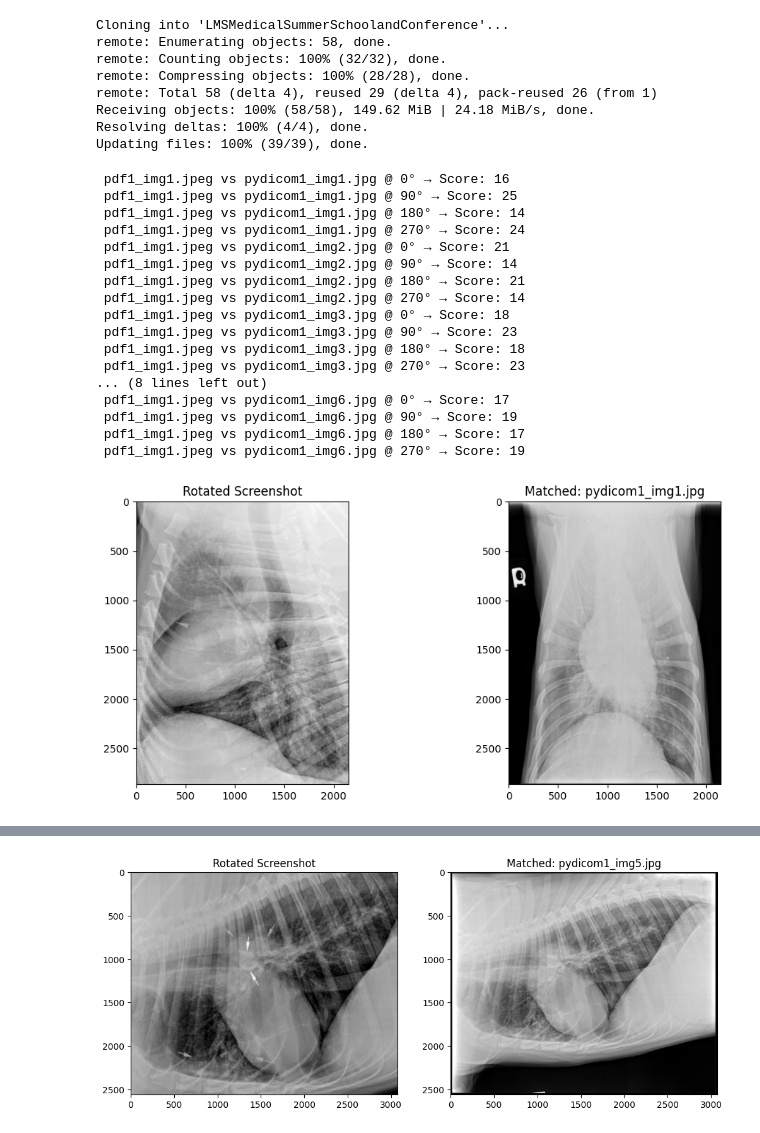
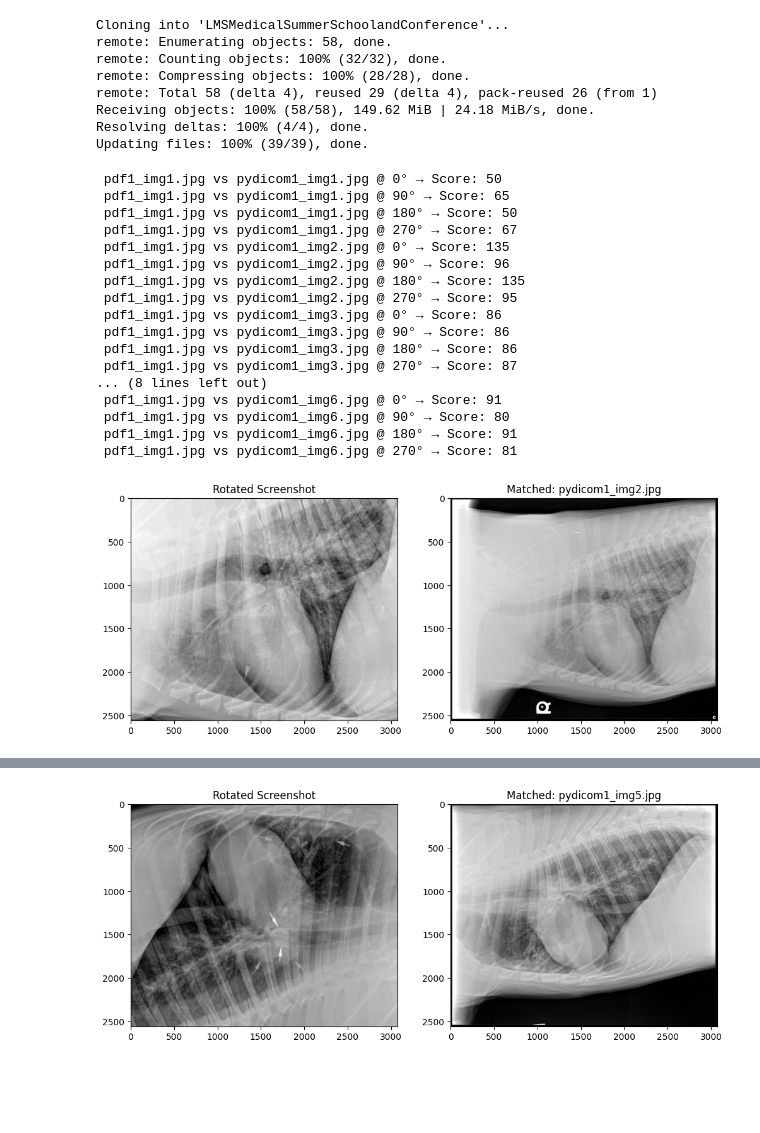
Before and after one commit to Amino21786/LMSMedicalSummerSchoolandConference, a Jupyter notebook: Summer School/CXRSChallenge/ORB.ipynb, the cells around one changed output, grey strips where cells are left out. Cells and saved outputs as stored; diff of their text form; code cells hidden in the pictures; blank space fills up the shorter version.

Commit message:
Progress with ORB via the rotations and with the cropping function for to given images

```diff
--- a/Summer School/CXRSChallenge/ORB.ipynb
+++ b/Summer School/CXRSChallenge/ORB.ipynb
@@ -16,8 +16,8 @@ import os
 from matplotlib import pyplot as plt
 # %%
 # Define paths:
-pdf_dir = "/content/LMSMedicalSummerSchoolandConference/Summer School/CXRSChallenge/imagespdf"
-dicom_dir = "/content/LMSMedicalSummerSchoolandConference/Summer School/CXRSChallenge/imagesdicom"
+pdf_dir = "imagespdf"
+dicom_dir = "imagesdicom"
 # %%
 def rotate_image(img, angle):
     if angle == 0: return img
@@ -25,8 +25,8 @@ def rotate_image(img, angle):
     elif angle == 180: return cv2.rotate(img, cv2.ROTATE_180)
     elif angle == 270: return cv2.rotate(img, cv2.ROTATE_90_COUNTERCLOCKWISE)
 # %%
-def orb_match_score(img1, img2):
-    orb = cv2.ORB_create(1000)
+def orb_match_score(img1, img2, n_features=10000):
+    orb = cv2.ORB_create(nfeatures=n_features, scaleFactor=1.5, nlevels=8, edgeThreshold=31, firstLevel=0, WTA_K=2, scoreType=cv2.ORB_HARRIS_SCORE, patchSize=31)
     kp1, des1 = orb.detectAndCompute(img1, None)
     kp2, des2 = orb.detectAndCompute(img2, None)
     if des1 is None or des2 is None: return 0
@@ -35,6 +35,12 @@ def orb_match_score(img1, img2):
     return len(matches)
 # %%
 def find_best_dicom_match(screenshot_path, dicom_dir):
+    """
+    screenshot_path: Path to the screenshot image.
+    dicom_dir: Directory containing DICOM images.
+    Returns the best matching DICOM image name, angle, score, and the images.
+
+    """
     screenshot_orig = cv2.imread(screenshot_path, cv2.IMREAD_GRAYSCALE)
     best_score = -1
     best_match = None
@@ -47,18 +53,18 @@ def find_best_dicom_match(screenshot_path, dicom_dir):
         dcm_path = os.path.join(dicom_dir, fname)
         dcm_img = cv2.imread(dcm_path, cv2.IMREAD_GRAYSCALE)
 
-        for angle in [0, 90, 180, 270]:
-            rotated = rotate_image(screenshot_orig, angle)
-            resized = cv2.resize(rotated, dcm_img.shape[::-1])
-            score = orb_match_score(resized, dcm_img)
+        #for angle in [0, 90, 180, 270]:
+        #rotated = rotate_image(screenshot_orig, angle)
+        resized = cv2.resize(rotated, dcm_img.shape[::-1])
+        score = orb_match_score(resized, dcm_img)
 
-            print(f" {os.path.basename(screenshot_path)} vs {fname} @ {angle}° → Score: {score}")
-            if score > best_score:
-                best_score = score
-                best_match = fname
-                best_angle = angle
-                best_dicom_img = dcm_img
-                best_rotated_img = resized
+        print(f" {os.path.basename(screenshot_path)} vs {fname} @ {angle}° → Score: {score}")
+        if score > best_score:
+            best_score = score
+            best_match = fname
+            best_angle = angle
+            best_dicom_img = dcm_img
+            best_rotated_img = resized
 
     return best_match, best_angle, best_score, best_dicom_img, best_rotated_img
 # %%
@@ -68,49 +74,49 @@ pdf_images = sorted([
     if f.lower().endswith((".jpg", ".jpeg", ".png"))
 ])
 
 results = []
 
 for screenshot_path in pdf_images:
     matched_file, angle, score, dcm_img, rotated_img = find_best_dicom_match(screenshot_path, dicom_dir)
-
+    #matched_file, angle, score, dcm_img, rotated_img = orb_match_score(screenshot_path, dicom_dir)
     # Show result
     plt.figure(figsize=(12, 5))
     plt.subplot(1, 2, 1)
     plt.imshow(rotated_img, cmap='gray')
     plt.title("Rotated Screenshot")
 
     plt.subplot(1, 2, 2)
     plt.imshow(dcm_img, cmap='gray')
     plt.title(f"Matched: {matched_file}")
     plt.show()
 
     results.append({
         'pdf_image': os.path.basename(screenshot_path),
         'matched_dicom': matched_file,
         'angle': angle,
         'score': score
     })
 
 import pandas as pd
 df = pd.DataFrame(results)
-df.to_csv("/content/matching_results.csv", index=False)
+df.to_csv("matching_results.csv", index=False)
 df
 # %% [output]
- pdf1_img1.jpeg vs pydicom1_img1.jpg @ 0° → Score: 16
- pdf1_img1.jpeg vs pydicom1_img1.jpg @ 90° → Score: 25
- pdf1_img1.jpeg vs pydicom1_img1.jpg @ 180° → Score: 14
- pdf1_img1.jpeg vs pydicom1_img1.jpg @ 270° → Score: 24
- pdf1_img1.jpeg vs pydicom1_img2.jpg @ 0° → Score: 21
- pdf1_img1.jpeg vs pydicom1_img2.jpg @ 90° → Score: 14
- pdf1_img1.jpeg vs pydicom1_img2.jpg @ 180° → Score: 21
- pdf1_img1.jpeg vs pydicom1_img2.jpg @ 270° → Score: 14
- pdf1_img1.jpeg vs pydicom1_img3.jpg @ 0° → Score: 18
- pdf1_img1.jpeg vs pydicom1_img3.jpg @ 90° → Score: 23
- pdf1_img1.jpeg vs pydicom1_img3.jpg @ 180° → Score: 18
- pdf1_img1.jpeg vs pydicom1_img3.jpg @ 270° → Score: 23
+ pdf1_img1.jpg vs pydicom1_img1.jpg @ 0° → Score: 50
+ pdf1_img1.jpg vs pydicom1_img1.jpg @ 90° → Score: 65
+ pdf1_img1.jpg vs pydicom1_img1.jpg @ 180° → Score: 50
+ pdf1_img1.jpg vs pydicom1_img1.jpg @ 270° → Score: 67
+ pdf1_img1.jpg vs pydicom1_img2.jpg @ 0° → Score: 135
+ pdf1_img1.jpg vs pydicom1_img2.jpg @ 90° → Score: 96
+ pdf1_img1.jpg vs pydicom1_img2.jpg @ 180° → Score: 135
+ pdf1_img1.jpg vs pydicom1_img2.jpg @ 270° → Score: 95
+ pdf1_img1.jpg vs pydicom1_img3.jpg @ 0° → Score: 86
+ pdf1_img1.jpg vs pydicom1_img3.jpg @ 90° → Score: 86
+ pdf1_img1.jpg vs pydicom1_img3.jpg @ 180° → Score: 86
+ pdf1_img1.jpg vs pydicom1_img3.jpg @ 270° → Score: 87
 ... (8 lines left out)
- pdf1_img1.jpeg vs pydicom1_img6.jpg @ 0° → Score: 17
- pdf1_img1.jpeg vs pydicom1_img6.jpg @ 90° → Score: 19
- pdf1_img1.jpeg vs pydicom1_img6.jpg @ 180° → Score: 17
- pdf1_img1.jpeg vs pydicom1_img6.jpg @ 270° → Score: 19
+ pdf1_img1.jpg vs pydicom1_img6.jpg @ 0° → Score: 91
+ pdf1_img1.jpg vs pydicom1_img6.jpg @ 90° → Score: 80
+ pdf1_img1.jpg vs pydicom1_img6.jpg @ 180° → Score: 91
+ pdf1_img1.jpg vs pydicom1_img6.jpg @ 270° → Score: 81
-[figure, old version]
+[figure, new version]
@@ -134 +140 @@ df
-[figure, old version]
+[figure, new version]
```
Also changed, not shown: parts of 6 cells of this notebook, 4 other files.
